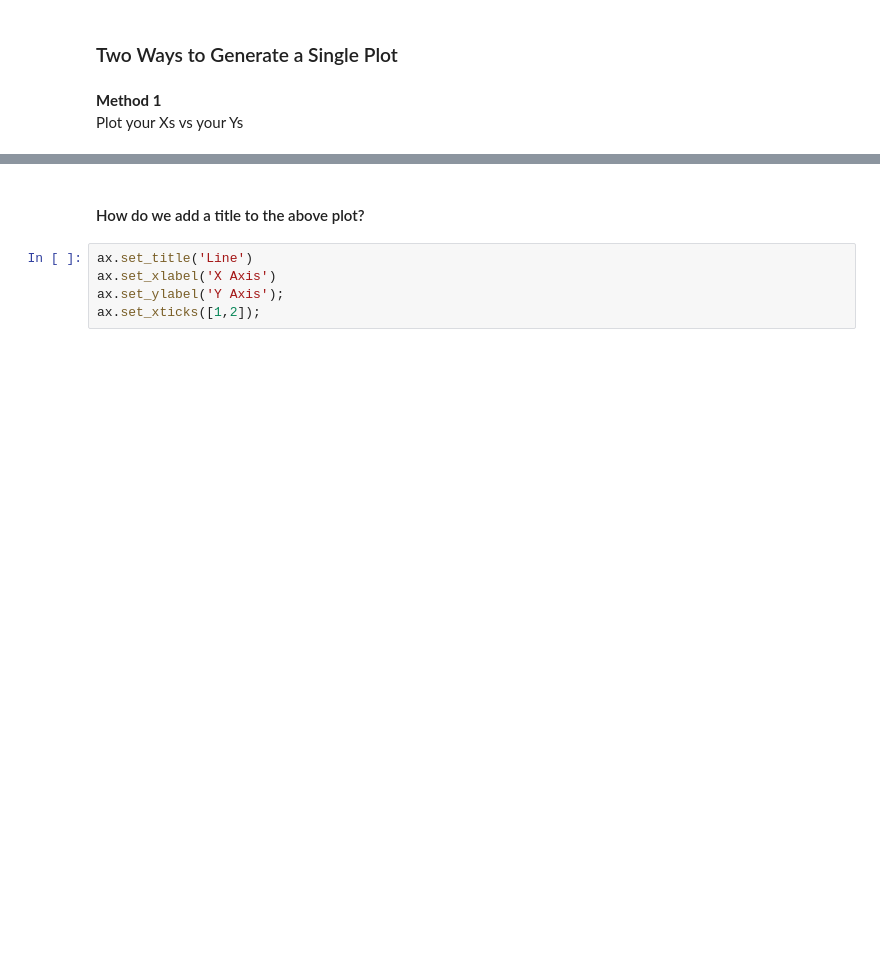
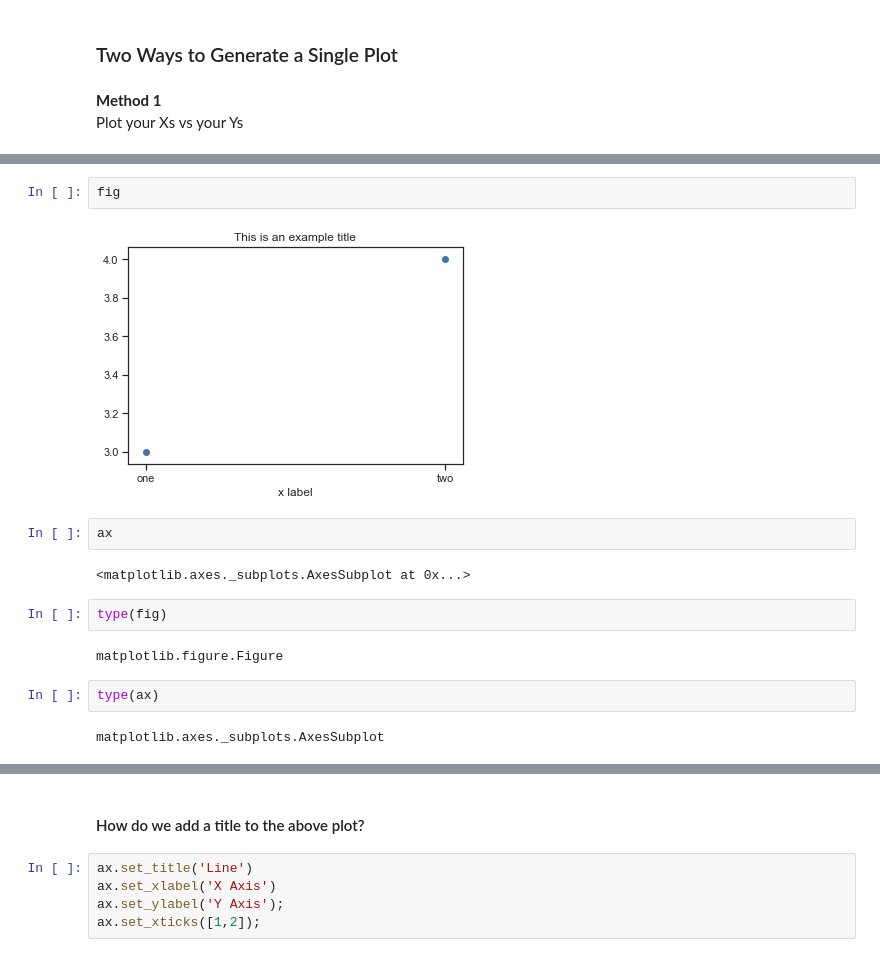
Before and after one commit to yunghanjeong/nyc-mhtn-ds-091420-lectures, a Jupyter notebook: Phase_1/Data_Viz.ipynb, the cells around one changed output, grey strips where cells are left out. Drawn from its saved outputs; the diff is of its cells as text; blank space fills up the shorter version.

```diff
--- a/Phase_1/Data_Viz.ipynb
+++ b/Phase_1/Data_Viz.ipynb
@@ -64,3 +109,19 @@ ax.plot(X, Y);
+# %%
+fig
+# %% [output]
+[figure, added]
+# %%
+ax
+# %% [output]
+<matplotlib.axes._subplots.AxesSubplot at 0x...>
+# %%
+type(fig)
+# %% [output]
+matplotlib.figure.Figure
+# %%
+type(ax)
+# %% [output]
+matplotlib.axes._subplots.AxesSubplot
 # %%
 ax.set_title('This is an example title');
 ax.set_xlabel('x label')
```
Also changed, not shown: parts of 20 cells of this notebook.
